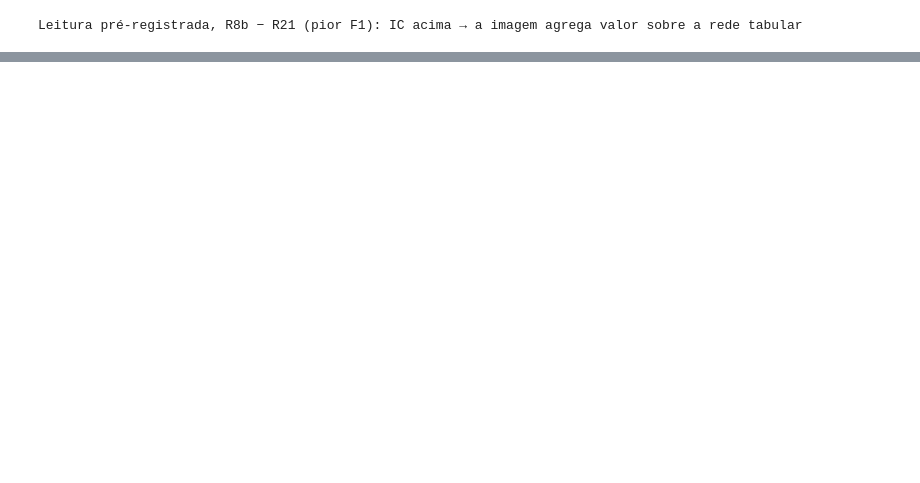
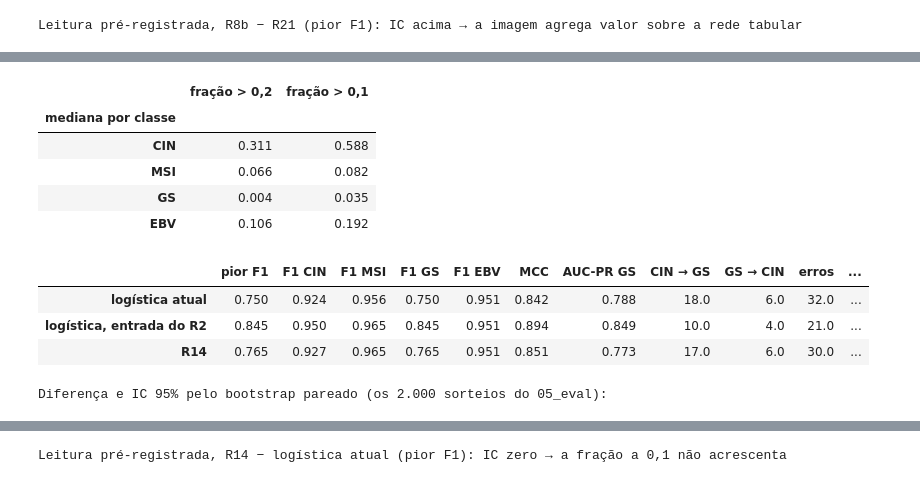
Before and after one commit to leocendino/imagens_de_cg_para_classificacao, a Jupyter notebook: notebooks/04_models.ipynb, the cells around one changed output, grey strips where cells are left out. Drawn from its saved outputs; the diff is of its cells as text; code cells hidden in the pictures; blank space fills up the shorter version.

```diff
--- a/notebooks/04_models.ipynb
+++ b/notebooks/04_models.ipynb
@@ -2549,0 +2555,12 @@ Leitura pré-registrada, R8b − R21 (pior F1): IC acima → a imagem agrega val
+# %%
+# R14: a entrada da logística atual + a fração dos genes medidos com |log2 da CNV| > 0,1 (CNV sem correção, como no P1)
+FRAC_01 = (np.abs(tensor[:, 1]) > 0.1).sum(axis=1) / fin.sum(axis=1)  # fin: genes com CNV medida (seção dos testes P)
+
+# autoteste, antes de treinar: com o limiar de 0,2, a mesma conta dá a FRACAO da regra do TCGA; com 0,1, a fração só cresce
+assert np.allclose((np.abs(tensor[:, 1]) > 0.2).sum(axis=1) / fin.sum(axis=1), FRACAO)
+assert np.isfinite(FRAC_01).all() and (FRAC_01 >= FRACAO).all()
+
+log("=== R14 ===")
+t0 = time.time()
+P_LOG_R14 = logistica_com("R14", lambda k: FRAC_01[:, None])
+log(f"R14 terminado em {(time.time() - t0) / 60:.1f} min")
@@ -2549,0 +2575,35 @@ Leitura pré-registrada, R8b − R21 (pior F1): IC acima → a imagem agrega val
+# %%
+display(pd.DataFrame({"fração > 0,2": FRACAO, "fração > 0,1": FRAC_01}).groupby(np.array(CLASSES)[y]).median()
+        .loc[CLASSES].round(3).rename_axis("mediana por classe"))
+lg = {"logística atual": P_LOG, "logística, entrada do R2": P_LOG_R2, "R14": P_LOG_R14}
+linhas, a0 = {}, P_LOG.argmax(axis=1)
+for nome, p in lg.items():
+    mt = {k: float(x) for k, x in painel(confusoes(y, p.argmax(axis=1))[0]).items()}
+    linhas[nome] = {"pior F1": mt["pior F1"], **{f"F1 {c}": mt[f"F1 {c}"] for c in CLASSES}, "MCC": mt["MCC"],
+                    "AUC-PR GS": average_precision_score(y == GS, p[:, GS]), "CIN → GS": cin_gs(p), "GS → CIN": gs_cin(p),
+                    "erros": int((p.argmax(axis=1) != y).sum()), "≠ da logística atual": int((p.argmax(axis=1) != a0).sum())}
+tab_14 = pd.DataFrame(linhas).T
+tab_14.to_csv(RESULTS / "04_models_r14.csv")
+display(tab_14.round(3))
+
+a14 = P_LOG_R14.argmax(axis=1)
+comp14 = {"R14 − logística atual": [(a14, a0)], "R14 − logística, entrada do R2": [(a14, P_LOG_R2.argmax(axis=1))]}
+dif_14 = pd.DataFrame({n: {m: dif_media(p, m) for m in MET} for n, p in comp14.items()}).T
+print("Diferença e IC 95% pelo bootstrap pareado (os 2.000 sorteios do 05_eval):")
+display(dif_14)
+LEITURA_R14 = {"acima": "a fração a 0,1 acrescenta informação que a logística não tira das colunas de CNV",
+               "zero": "a fração a 0,1 não acrescenta", "abaixo": "a fração a 0,1 atrapalha"}
+d = lado(dif_14.loc["R14 − logística atual", "pior F1"])
+print(f"Leitura pré-registrada, R14 − logística atual (pior F1): IC {d} → {LEITURA_R14[d]}")
+# %% [output]
+|  | fração > 0,2 | fração > 0,1 |
+| mediana por classe |  |  |
+| CIN | 0.311 | 0.588 |
+| MSI | 0.066 | 0.082 |
+| GS | 0.004 | 0.035 |
+| EBV | 0.106 | 0.192 |
+|  | pior F1 | F1 CIN | F1 MSI | F1 GS | F1 EBV | MCC | AUC-PR GS | CIN → GS | GS → CIN | erros | ... |
+| logística atual | 0.750 | 0.924 | 0.956 | 0.750 | 0.951 | 0.842 | 0.788 | 18.0 | 6.0 | 32.0 | ... |
+| logística, entrada do R2 | 0.845 | 0.950 | 0.965 | 0.845 | 0.951 | 0.894 | 0.849 | 10.0 | 4.0 | 21.0 | ... |
+| R14 | 0.765 | 0.927 | 0.965 | 0.765 | 0.951 | 0.851 | 0.773 | 17.0 | 6.0 | 30.0 | ... |
+Diferença e IC 95% pelo bootstrap pareado (os 2.000 sorteios do 05_eval):
@@ -2549,0 +2613 @@ Leitura pré-registrada, R8b − R21 (pior F1): IC acima → a imagem agrega val
+Leitura pré-registrada, R14 − logística atual (pior F1): IC zero → a fração a 0,1 não acrescenta
```
Also changed, not shown: parts of 28 cells of this notebook.
